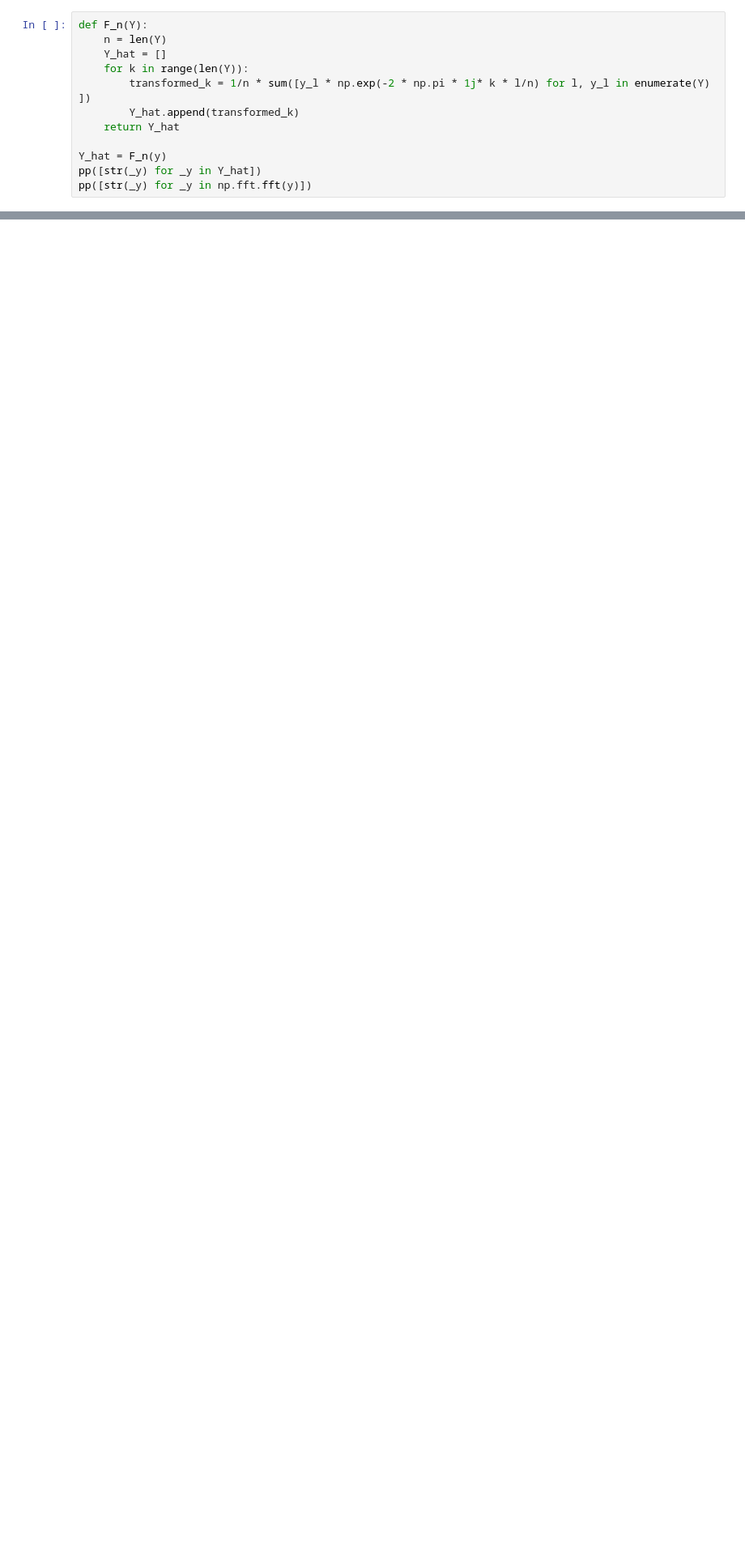
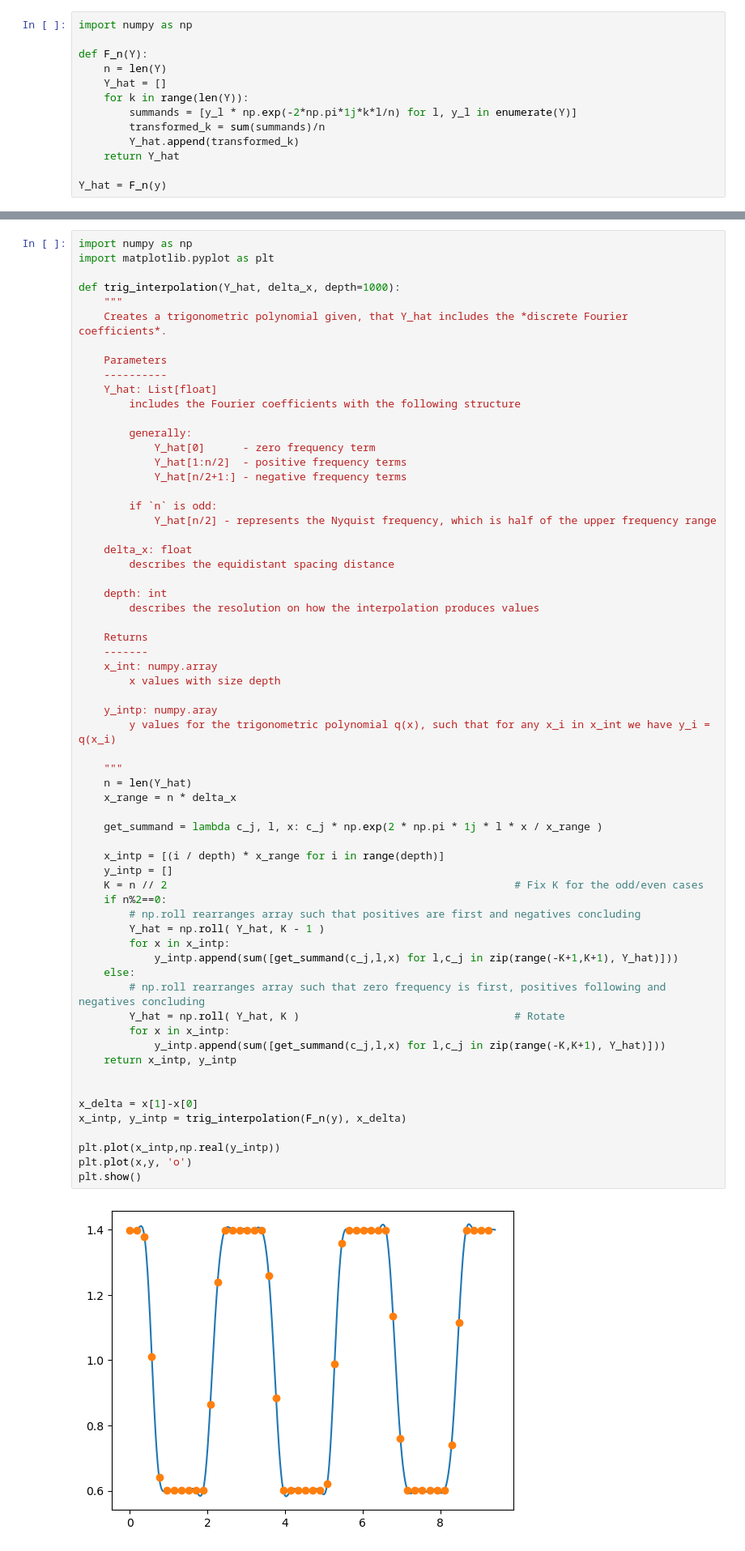
Before and after one commit to lvlanson/phd_notes, a Jupyter notebook: Development/ODE_LVQ/construction_dataset.ipynb, the cells around one changed output, grey strips where cells are left out. Shown: that part at 81% size. Drawn from its saved outputs; the diff is of its cells as text; blank space fills up the shorter version.

```diff
--- a/Development/ODE_LVQ/construction_dataset.ipynb
+++ b/Development/ODE_LVQ/construction_dataset.ipynb
@@ -255,12 +260,13 @@ pp([(str(_x),str(_y)) for _x,_y in zip(x,y)])
 # %%
+import numpy as np
+
 def F_n(Y):
     n = len(Y)
     Y_hat = []
     for k in range(len(Y)):
-        transformed_k = 1/n * sum([y_l * np.exp(-2 * np.pi * 1j* k * l/n) for l, y_l in enumerate(Y) ])
+        summands = [y_l * np.exp(-2*np.pi*1j*k*l/n) for l, y_l in enumerate(Y)]
+        transformed_k = sum(summands)/n
         Y_hat.append(transformed_k)
     return Y_hat
 
 Y_hat = F_n(y)
-pp([str(_y) for _y in Y_hat])
-pp([str(_y) for _y in np.fft.fft(y)])
@@ -321,0 +287,65 @@ x_intp, y_intp = trig_interpolation(Y_hat, x_range)
+# %%
+import numpy as np
+import matplotlib.pyplot as plt
+
+def trig_interpolation(Y_hat, delta_x, depth=1000):
+    """
+    Creates a trigonometric polynomial given, that Y_hat includes the *discrete Fourier coefficients*.
+
+    Parameters
+    ----------
+    Y_hat: List[float]
+        includes the Fourier coefficients with the following structure
+
+        generally:
+            Y_hat[0]      - zero frequency term
+            Y_hat[1:n/2]  - positive frequency terms
+            Y_hat[n/2+1:] - negative frequency terms
+
+        if `n` is odd:
+            Y_hat[n/2] - represents the Nyquist frequency, which is half of the upper frequency range
+
+    delta_x: float
+        describes the equidistant spacing distance
+
+    depth: int
+        describes the resolution on how the interpolation produces values
+
+    Returns
+    -------
+    x_int: numpy.array
+        x values with size depth
+
+    y_intp: numpy.aray
+        y values for the trigonometric polynomial q(x), such that for any x_i in x_int we have y_i = q(x_i)
+
+    """
+    n = len(Y_hat)
+    x_range = n * delta_x
+
+    get_summand = lambda c_j, l, x: c_j * np.exp(2 * np.pi * 1j * l * x / x_range )
+
+    x_intp = [(i / depth) * x_range for i in range(depth)]
+    y_intp = []
+    K = n // 2                                                       # Fix K for the odd/even cases
+    if n%2==0:
+        # np.roll rearranges array such that positives are first and negatives concluding
+        Y_hat = np.roll( Y_hat, K - 1 )
+        for x in x_intp:
+            y_intp.append(sum([get_summand(c_j,l,x) for l,c_j in zip(range(-K+1,K+1), Y_hat)]))
+    else:
+        # np.roll rearranges array such that zero frequency is first, positives following and negatives concluding
+        Y_hat = np.roll( Y_hat, K )                                  # Rotate
+        for x in x_intp:
+            y_intp.append(sum([get_summand(c_j,l,x) for l,c_j in zip(range(-K,K+1), Y_hat)]))
+    return x_intp, y_intp
+
+
+x_delta = x[1]-x[0]
+x_intp, y_intp = trig_interpolation(F_n(y), x_delta)
+
+plt.plot(x_intp,np.real(y_intp))
+plt.plot(x,y, 'o')
+plt.show()
+# %% [output]
+[figure, added]
```
Also changed, not shown: parts of 11 cells of this notebook, 2 other files.
